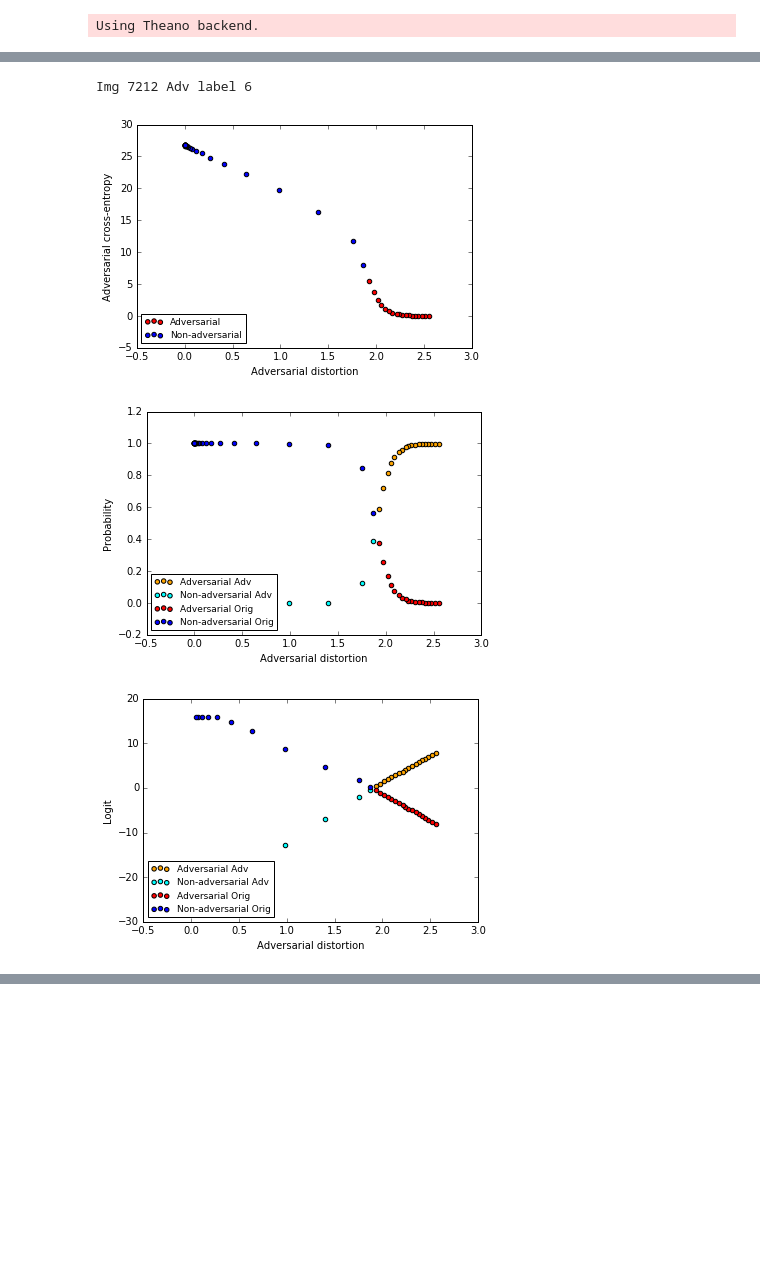
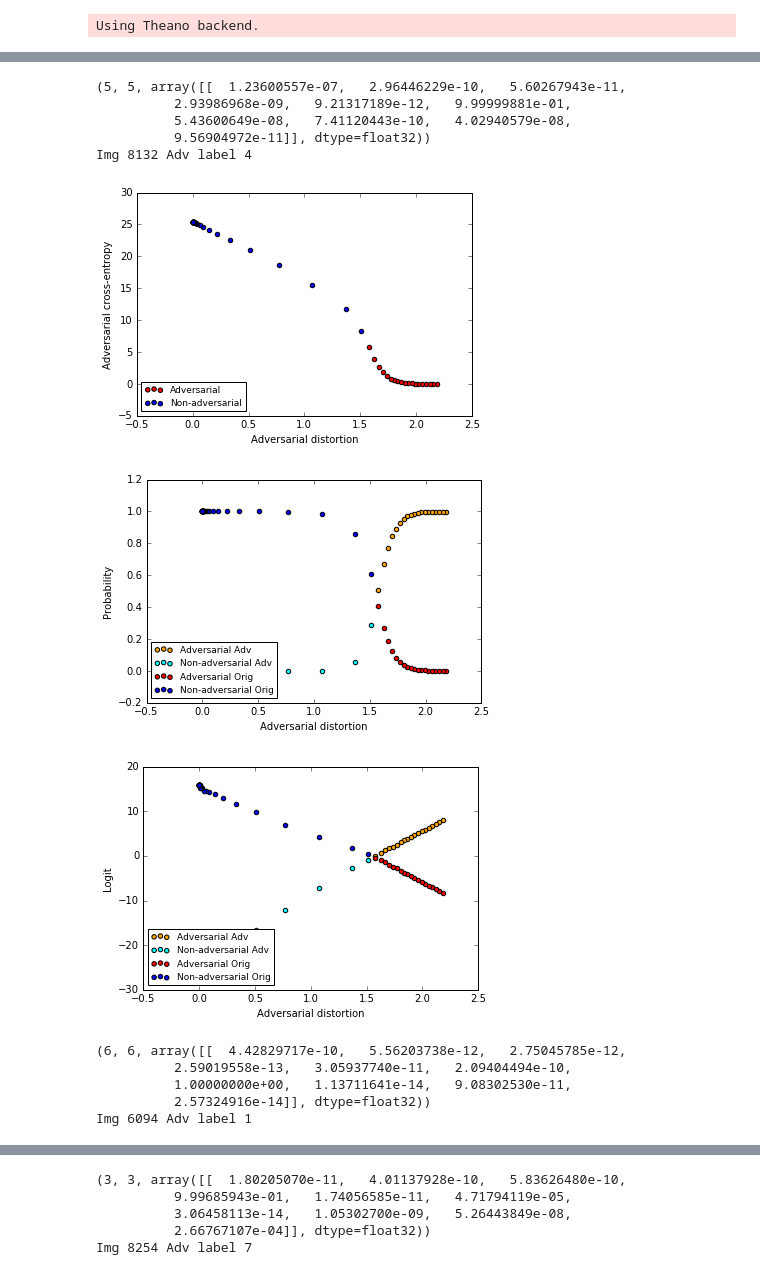
Before and after one commit to tabacof/adv_vae, a Jupyter notebook: mnist_clf.ipynb, the cells around one changed output, grey strips where cells are left out. Drawn from its saved outputs; the diff is of its cells as text; code cells hidden in the pictures; blank space fills up the shorter version.

```diff
--- a/mnist_clf.ipynb
+++ b/mnist_clf.ipynb
@@ -181,6 +197,12 @@ def adv_test(orig_img, adv_label, C, plot = True):
 def orig_adv_dist(orig_img = None, plot = False):
     if orig_img is None:
         orig_img = np.random.randint(0, len(test_x))
+        _, _, pred = adv_function(test_x[orig_img][np.newaxis, :], [0], 0.0)
+        print(np.argmax(pred), test_y[orig_img], pred)
+        while np.argmax(pred) != test_y[orig_img]:
+            orig_img = np.random.randint(0, len(test_x))
+            _, _, pred = adv_function(test_x[orig_img][np.newaxis, :], [0], 0.0)
+            print(np.argmax(pred), test_y[orig_img], pred)
 
     adv_label = test_y[orig_img]
     while adv_label ==  test_y[orig_img]:
@@ -226,11 +248,13 @@ def orig_adv_dist(orig_img = None, plot = False):
         plt.legend(loc=3, prop={'size':9})
         plt.show()
         plt.figure()
-        plt.scatter([adv_norm[i] for i, x in enumerate(adv) if x], [logit(adv_prob[i]) for i, x in enumerate(adv) if x], c='orange', label = "Adversarial Adv")
-        plt.scatter([adv_norm[i] for i, x in enumerate(adv) if not x], [logit(adv_prob[i]) for i, x in enumerate(adv) if not x], c='cyan', label = "Non-adversarial Adv")
-        plt.scatter([adv_norm[i] for i, x in enumerate(adv) if x], [logit(orig_prob[i]) for i, x in enumerate(adv) if x], c='red', label = "Adversarial Orig")
-        plt.scatter([adv_norm[i] for i, x in enumerate(adv) if not x], [logit(orig_prob[i]) for i, x in enumerate(adv) if not x], c='blue', label = "Non-adversarial Orig")
+        plt.scatter([adv_norm[i] for i, x in enumerate(adv) if x], [scipy.special.logit(adv_prob[i]) for i, x in enumerate(adv) if x], c='orange', label = "Adversarial Adv")
+        plt.scatter([adv_norm[i] for i, x in enumerate(adv) if not x], [scipy.special.logit(adv_prob[i]) for i, x in enumerate(adv) if not x], c='cyan', label = "Non-adversarial Adv")
+        plt.scatter([adv_norm[i] for i, x in enumerate(adv) if x], [scipy.special.logit(orig_prob[i]) for i, x in enumerate(adv) if x], c='red', label = "Adversarial Orig")
+        plt.scatter([adv_norm[i] for i, x in enumerate(adv) if not x], [scipy.special.logit(orig_prob[i]) for i, x in enumerate(adv) if not x], c='blue', label = "Non-adversarial Orig")
         plt.ylabel("Logit")
         plt.xlabel("Adversarial distortion")
         plt.legend(loc=3, prop={'size':9})
         plt.show()
+
+    return adv_norm, adv_loss, adv_prob, orig_prob
@@ -258,7 +261,32 @@ Img 2169 Adv label 2
-# %%
-orig_adv_dist(plot = True)
-# %% [output]
-Img 7212 Adv label 6
-[figure, removed]
-[figure, removed]
-[figure, removed]
+# %%
+n = 25
+
+adv_norm = []
+adv_prob = []
+orig_prob = []
+
+for i in range(n):
+    an, _, ap, op = orig_adv_dist(plot = True)
+    adv_norm.append(an)
+    adv_prob.append(ap)
+    orig_prob.append(op)
+
+adv_norm = np.array(adv_norm)
+adv_prob = np.array(adv_prob)
+adv_prob_logit = scipy.special.logit(adv_prob)
+orig_prob = np.array(orig_prob)
+orig_prob_logit = scipy.special.logit(orig_prob)
+# %% [output]
+(5, 5, array([[  1.23600557e-07,   2.96446229e-10,   5.60267943e-11,
+          2.93986968e-09,   9.21317189e-12,   9.99999881e-01,
+          5.43600649e-08,   7.41120443e-10,   4.02940579e-08,
+          9.56904972e-11]], dtype=float32))
+Img 8132 Adv label 4
+[figure, added]
+[figure, added]
+[figure, added]
+(6, 6, array([[  4.42829717e-10,   5.56203738e-12,   2.75045785e-12,
+          2.59019558e-13,   3.05937740e-11,   2.09404494e-10,
+          1.00000000e+00,   1.13711641e-14,   9.08302530e-11,
+          2.57324916e-14]], dtype=float32))
+Img 6094 Adv label 1
@@ -264,0 +296,5 @@ Img 7212 Adv label 6
+(3, 3, array([[  1.80205070e-11,   4.01137928e-10,   5.83626480e-10,
+          9.99685943e-01,   1.74056585e-11,   4.71794119e-05,
+          3.06458113e-14,   1.05302700e-09,   5.26443849e-08,
+          2.66767107e-04]], dtype=float32))
+Img 8254 Adv label 7
```
Also changed, not shown: parts of 10 cells of this notebook, 8 other files.
